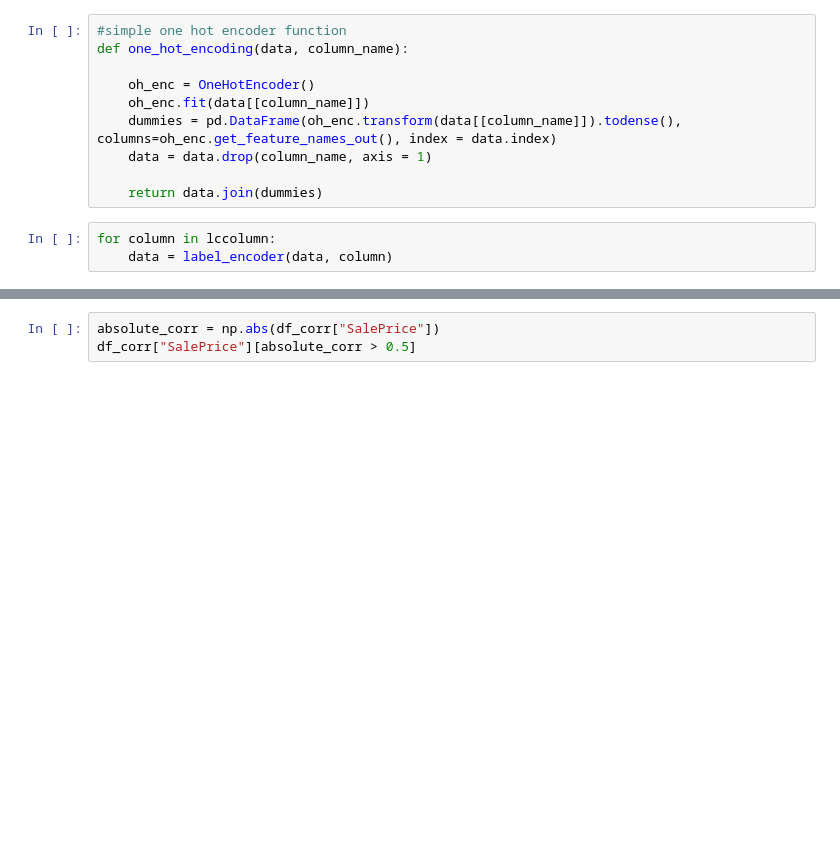
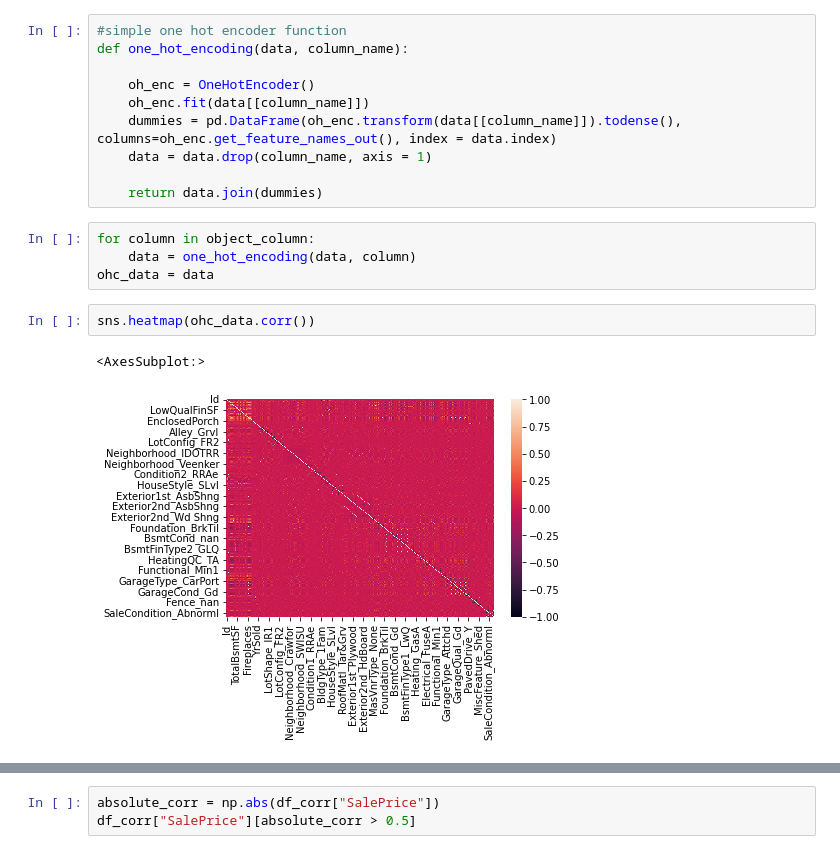
Before and after one commit to UCB-stat-159-s22/hw07-group27, a Jupyter notebook: main.ipynb, the cells around one changed output, grey strips where cells are left out. Drawn from its saved outputs; the diff is of its cells as text; blank space fills up the shorter version.

```diff
--- a/main.ipynb
+++ b/main.ipynb
@@ -103,5 +44,11 @@ def one_hot_encoding(data, column_name):
 
     return data.join(dummies)
 # %%
-for column in lccolumn:
-    data = label_encoder(data, column)
+for column in object_column:
+    data = one_hot_encoding(data, column)
+ohc_data = data
+# %%
+sns.heatmap(ohc_data.corr())
+# %% [output]
+<AxesSubplot:>
+[figure, added]
```
Also changed, not shown: parts of 61 cells of this notebook.
